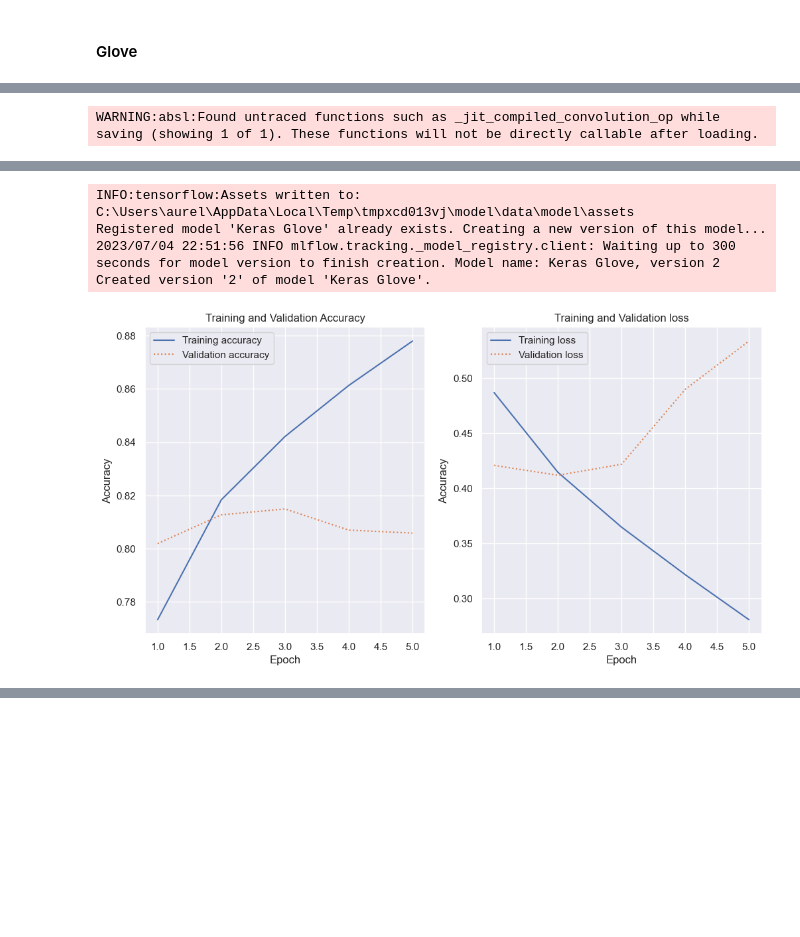
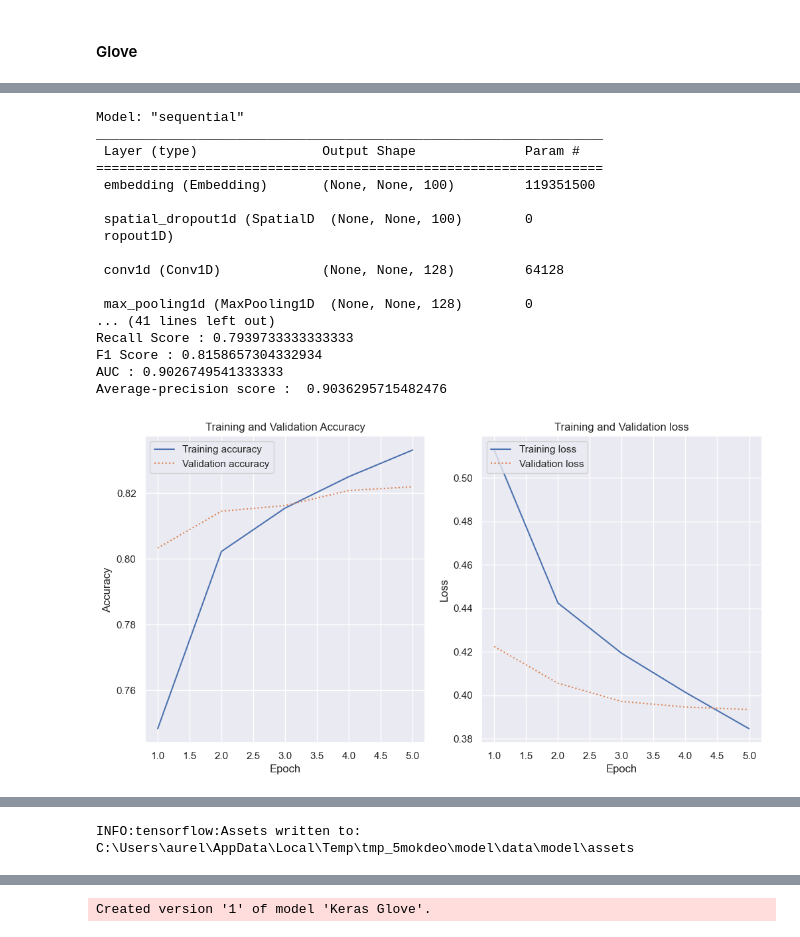
Before and after one commit to aureltest/Detectez-les-Bad-Buzz-grace-au-Deep-Learning, a Jupyter notebook: Testelin_Aurelien_2_scripts_072023.ipynb, the cells around one changed output, grey strips where cells are left out. Saved outputs shown, nothing was run; the diff lists cells and outputs as text; code cells hidden in the pictures; blank space fills up the shorter version.

```diff
--- a/Testelin_Aurelien_2_scripts_072023.ipynb
+++ b/Testelin_Aurelien_2_scripts_072023.ipynb
@@ -475,7 +509,8 @@ with mlflow.start_run(run_name="TFIDF 500K sample"):
     X_train, X_valid, X_test, y_train, y_valid, y_test = train_valid_test_split(df_sample['text'] ,df_sample['target'])
     pipeline.fit(X_train, y_train)
     y_valid_pred = pipeline.predict(X_valid)
-    accuracy, precision, recall, f1, score_auc = calcul_metrics(y_valid, y_valid_pred, "Performances sur le validation set avec Stemming et TF-IDF", recover=True)
+    y_valid_proba = pipeline.predict_proba(X_valid)[:, 1]
+    accuracy, precision, recall, f1, score_auc, aucpr_score = calcul_metrics(y_valid, y_valid_pred, y_valid_proba, recover=True)
     mlflow.log_param("preprocessing", "Stemming et TF-IDF")
     mlflow.log_params(params)
     mlflow.log_metrics({
@@ -484,6 +519,7 @@ with mlflow.start_run(run_name="TFIDF 500K sample"):
     "recall_score": recall,
     "f1_score": f1,
     "auc": score_auc,
+    "average_precision_score":aucpr_score,
     })
     signature = infer_signature(X_valid, y_valid_pred)
     mlflow.sklearn.log_model(
@@ -526,7 +563,8 @@ with mlflow.start_run(run_name="TFIDF 500K sample"):
     pipeline.set_params(clean_text__stem=False, clean_text__lemmatize=True)
     pipeline.fit(X_train, y_train)
     y_valid_pred = pipeline.predict(X_valid)
-    accuracy, precision, recall, f1, score_auc = calcul_metrics(y_valid, y_valid_pred, "Performances sur le validation set avec Lemmatisation et TF-IDF", recover=True)
+    y_valid_proba = pipeline.predict_proba(X_valid)[:, 1]
+    accuracy, precision, recall, f1, score_auc, aucpr_score = calcul_metrics(y_valid, y_valid_pred,y_valid_proba, recover=True)
     mlflow.log_param("preprocessing", "Lemmatisation et TF-IDF")
     mlflow.log_params(params)
     mlflow.log_metrics({
@@ -535,6 +573,7 @@ with mlflow.start_run(run_name="TFIDF 500K sample"):
     "recall_score": recall,
     "f1_score": f1,
     "auc": score_auc,
+    "precision_recall_score": aucpr_score,
     })
     signature = infer_signature(X_valid, y_valid_pred)
     mlflow.sklearn.log_model(
@@ -577,11 +616,11 @@ Created version '3' of model 'tf-idf & lem'.
 def prepare_keras_data(docs, nb_words, max_sequence_length):
     words = [word for sentence in docs for word in sentence]
     nb_words = len(set(words))
-    tokenizer = Tokenizer(num_words=nb_words)
+    tokenizer = Tokenizer(num_words=nb_words, oov_token="<OOV>")
     tokenizer.fit_on_texts(docs)
     encoded_docs = tokenizer.texts_to_sequences(docs)
     padded_docs = pad_sequences(encoded_docs, int(max_sequence_length), padding='post')
-    return padded_docs, nb_words
+    return padded_docs, tokenizer
 # %%
 class KerasEncodingTransformer(BaseEstimator, TransformerMixin):
     def __init__(self, nb_words, max_length):
@@ -649,7 +686,7 @@ def create_embedding(model):
             embedding_matrix[i] = model[word]
     return vocab_size, embedding_dim, embedding_matrix
 # %%
-def plot_hist(hist):
+def plot_hist(hist, model_name):
     sns.set()
     plt.figure(figsize=(12, 6))
     plt.subplot(1, 2, 1)
@@ -671,8 +708,9 @@ def plot_hist(hist):
     plt.plot(epochs, val_loss, ':', label='Validation loss')
     plt.title('Training and Validation loss')
     plt.xlabel('Epoch')
-    plt.ylabel('Accuracy')
+    plt.ylabel('Loss')
     plt.legend(loc='upper left')
+    plt.savefig(f'{model_name}_training_accuracy_loss.png')
     plt.show()
 # %% [markdown]
 ### Keras simple avec Glove
@@ -687,7 +725,7 @@ experiment_name = "Keras simple"
 mlflow.set_experiment(experiment_name)
 with mlflow.start_run(run_name="Keras Glove"):
 
-    batch_size = 128
+    batch_size = 256
 
     pipeline = Pipeline([
         ('clean_text', SpacyTextCleaner(lemmatize=True)),
@@ -705,22 +743,21 @@ with mlflow.start_run(run_name="Keras Glove"):
         input_dim=vocab_size,
         output_dim=embedding_dim,
         weights=[embedding_matrix]))
-    model.add(Dropout(0.2))
-    model.add(Conv1D(200, 4, activation='relu'))
+    model.add(SpatialDropout1D(0.3))
+    model.add(Conv1D(128, 5, activation='relu'))
     model.add(MaxPooling1D(pool_size=4))
     model.add(GlobalMaxPooling1D())
-    model.add(Dense(16, activation="relu"))
     model.add(Dense(16, activation="relu"))
     model.add(Dropout(0.5))
     model.add(Dense(1, activation='sigmoid'))
     model.compile(loss='binary_crossentropy',optimizer='adam', metrics=['accuracy'])
     print(model.summary())
-    early_stopping = EarlyStopping(monitor='val_accuracy', patience=2)
+    early_stopping = EarlyStopping(monitor='val_accuracy', patience=1)
 
     hist = model.fit(
         X_train,
         y_train,
-        epochs=10,
+        epochs=5,
         batch_size=batch_size,
         validation_data=(X_valid, y_valid),
         callbacks=[early_stopping],
@@ -732,21 +769,31 @@ with mlflow.start_run(run_name="Keras Glove"):
     output_example = model.predict(input_example)
     signature = infer_signature(input_example, output_example)
 
+    y_pred_prob = model.predict(X_test)
+    y_pred_bin = (y_pred_prob > 0.5).astype(int)
+
+
     scores = model.evaluate(X_test, y_test, verbose=0)
     print("Accuracy on test data: %.2f%%" % (scores[1] * 100))
 
+    accuracy, precision, recall, f1, score_auc, aucpr_score = calcul_metrics(y_test, y_pred_bin, y_pred_prob, recover=True)
+
     mlflow.log_metrics({
-    "test_accuracy_score": scores[1] * 100,
-#     "test_precision_score": precision_test_set,
-#     "test_recall_score": recall_test_set,
-#     "test_f1_score": f1_test_set,
-#     "test_auc": auc_score_test_set,
+    "accuracy_score": scores[1] * 100,
+    "precision_score": precision,
+    "recall_score": recall,
+    "f1_score": f1,
+    "auc": score_auc,
+    "precision_recall_score": aucpr_score,
     })
+
+    model_name = "Keras_simple_Glove"
+    plot_hist(hist, model_name)
+    mlflow.log_artifact(f'{model_name}_training_accuracy_loss.png')
     mlflow.keras.log_model(
     model,
     artifact_path="Keras Glove",
     registered_model_name="Keras Glove",
     signature = signature
 )
-plot_hist(hist)
 # %% [output]
@@ -770 +801,18 @@ Accuracy on test data: 80.67%
-WARNING:absl:Found untraced functions such as _jit_compiled_convolution_op while saving (showing 1 of 1). These functions will not be directly callable after loading.
+Model: "sequential"
+_________________________________________________________________
+ Layer (type)                Output Shape              Param #
+=================================================================
+ embedding (Embedding)       (None, None, 100)         119351500
+
+ spatial_dropout1d (SpatialD  (None, None, 100)        0
+ ropout1D)
+
+ conv1d (Conv1D)             (None, None, 128)         64128
+
+ max_pooling1d (MaxPooling1D  (None, None, 128)        0
+... (41 lines left out)
+Recall Score : 0.7939733333333333
+F1 Score : 0.8158657304332934
+AUC : 0.9026749541333333
+Average-precision score :  0.9036295715482476
+[figure, new version]
@@ -772,5 +820 @@ INFO:tensorflow:Assets written to: C:\Users\aurel\AppData\Local\Temp\tmpxcd013vj
-INFO:tensorflow:Assets written to: C:\Users\aurel\AppData\Local\Temp\tmpxcd013vj\model\data\model\assets
-Registered model 'Keras Glove' already exists. Creating a new version of this model...
-2023/07/04 22:51:56 INFO mlflow.tracking._model_registry.client: Waiting up to 300 seconds for model version to finish creation. Model name: Keras Glove, version 2
-Created version '2' of model 'Keras Glove'.
+INFO:tensorflow:Assets written to: C:\Users\aurel\AppData\Local\Temp\tmp_5mokdeo\model\data\model\assets
-[figure, old version]
@@ -778,0 +826 @@ Wall time: 30min 51s
+Created version '1' of model 'Keras Glove'.
```
Also changed, not shown: parts of 52 cells of this notebook, 1 other file.
